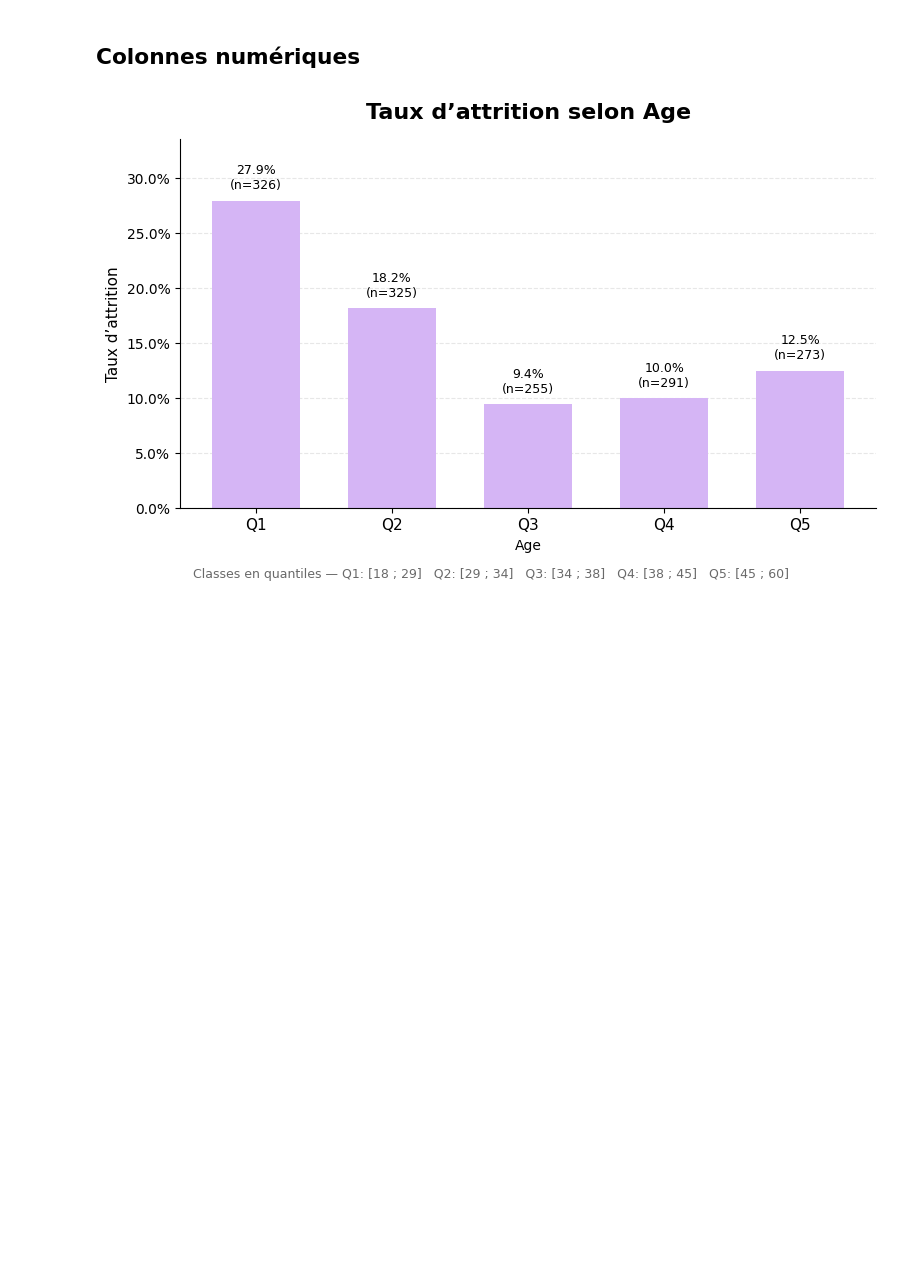
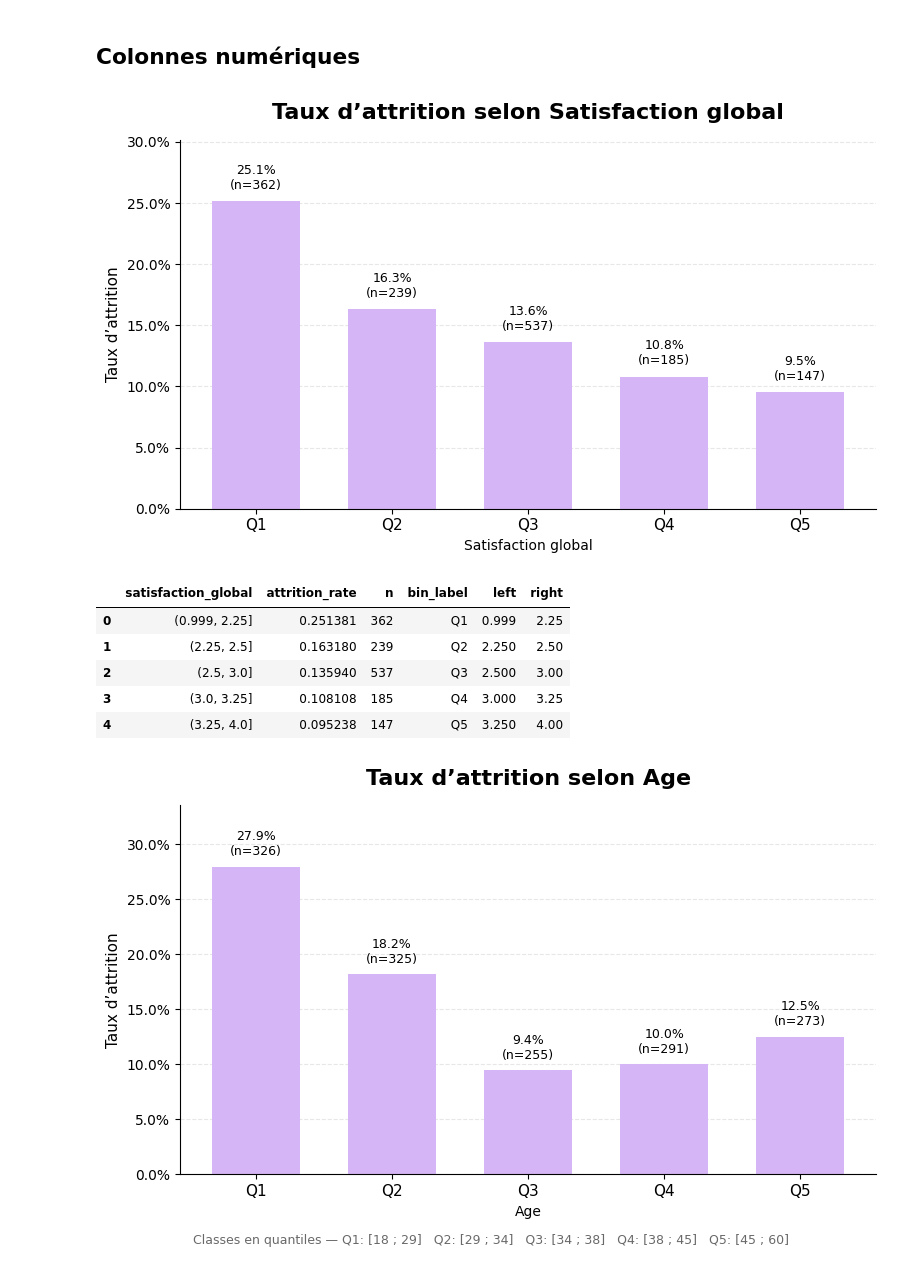
Before and after one commit to maximebarbier01/technova-attrition, a Jupyter notebook: notebooks/02_eda_analyse_globale.ipynb, the cells around one changed output. Saved outputs shown, nothing was run; the diff lists cells and outputs as text; code cells hidden in the pictures; blank space fills up the shorter version.

```diff
--- a/notebooks/02_eda_analyse_globale.ipynb
+++ b/notebooks/02_eda_analyse_globale.ipynb
@@ -255,5 +287,15 @@ plt.show()
 # %% [markdown]
 ## Colonnes numériques
+# %%
+plot_attrition_by_num(data, "satisfaction_global", show_range = False)
+# %% [output]
+[figure, added]
+|  | satisfaction_global | attrition_rate | n | bin_label | left | right |
+| 0 | (0.999, 2.25] | 0.251381 | 362 | Q1 | 0.999 | 2.25 |
+| 1 | (2.25, 2.5] | 0.163180 | 239 | Q2 | 2.250 | 2.50 |
+| 2 | (2.5, 3.0] | 0.135940 | 537 | Q3 | 2.500 | 3.00 |
+| 3 | (3.0, 3.25] | 0.108108 | 185 | Q4 | 3.000 | 3.25 |
+| 4 | (3.25, 4.0] | 0.095238 | 147 | Q5 | 3.250 | 4.00 |
 # %%
 data = df.drop(columns=["id_employee", "eval_number", "code_sondage"])
 
```
Also changed, not shown: parts of 7 cells of this notebook, 8 other files.
